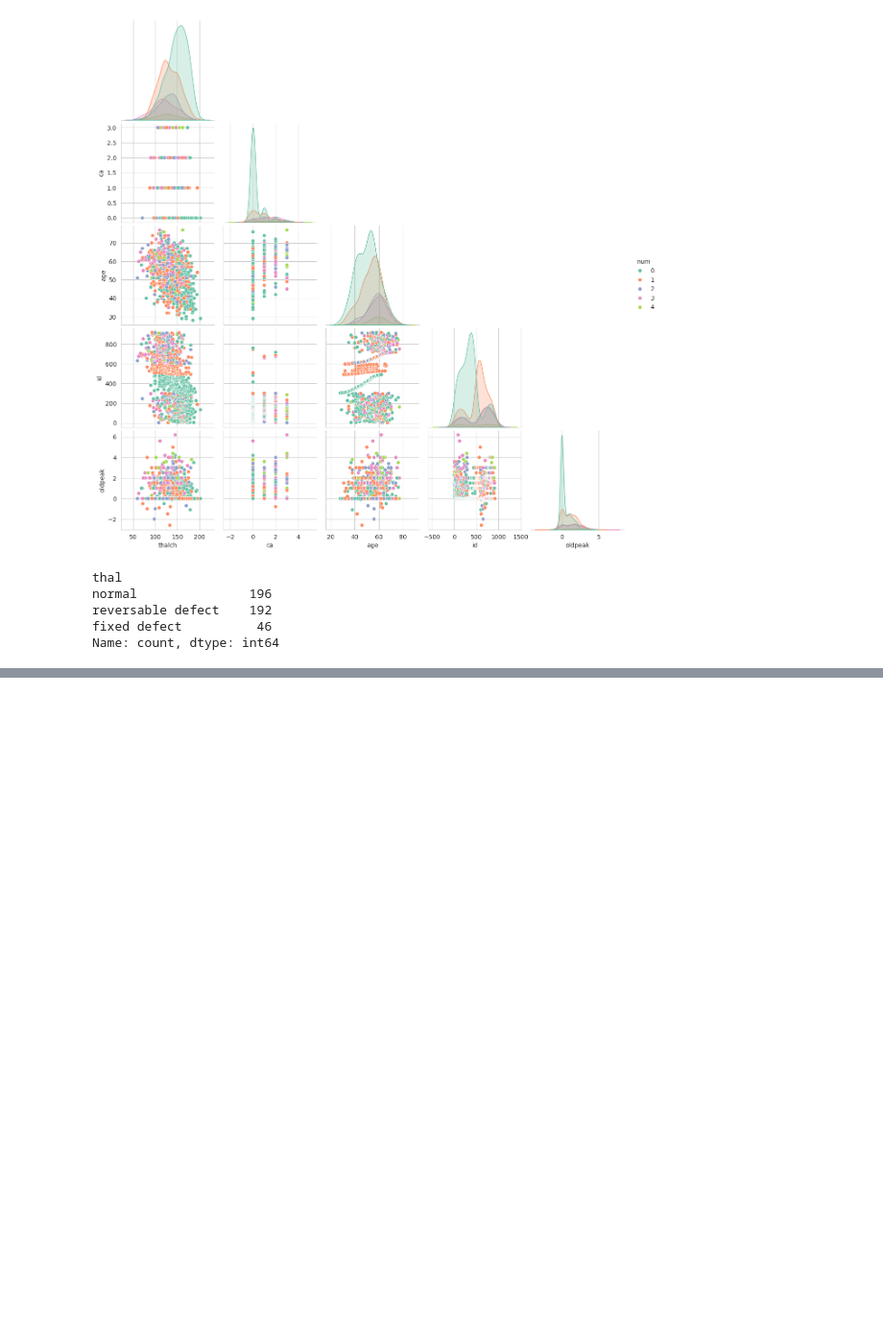
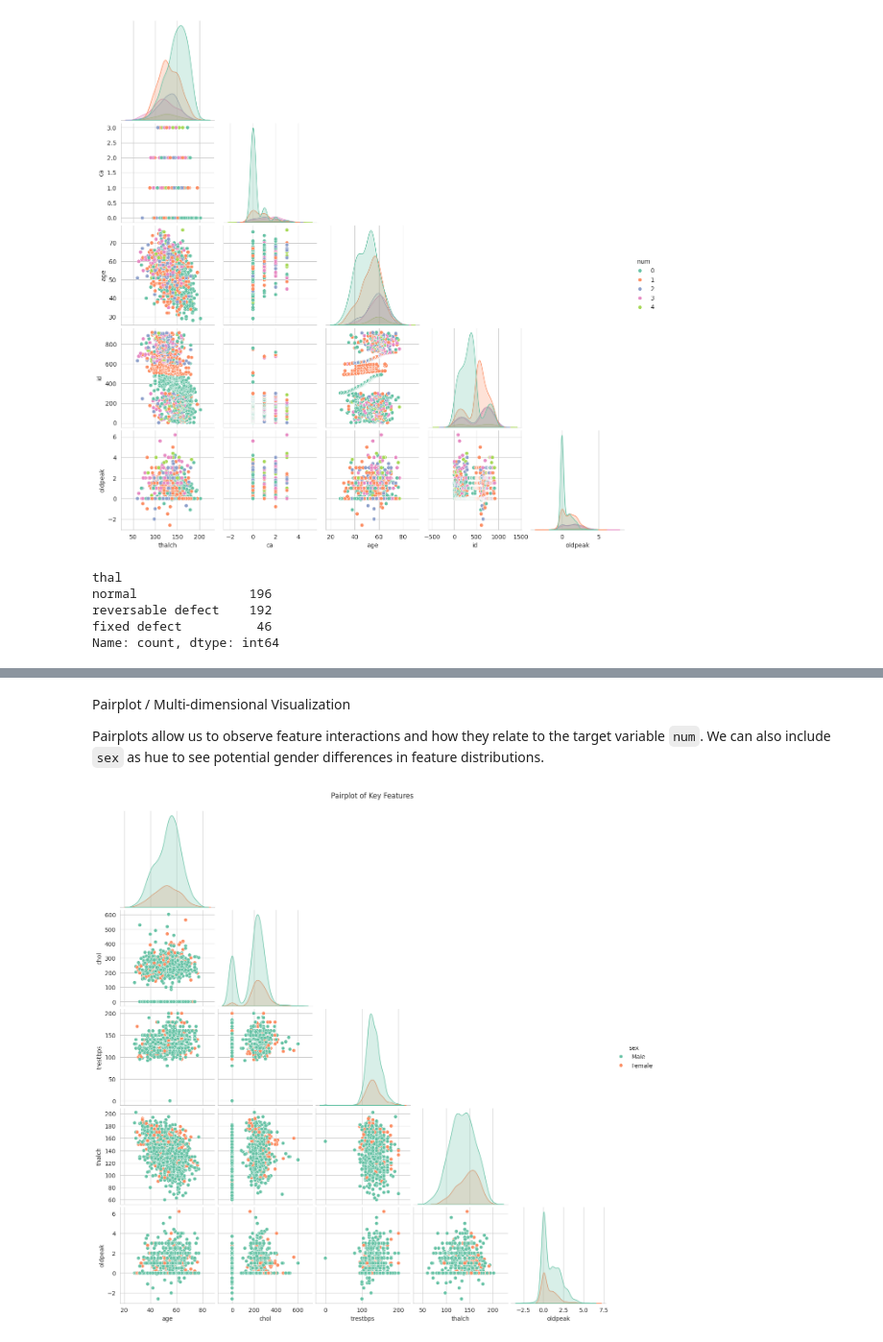
Before and after one commit to aaronalonsotorrens/Heart_disease_risk_predictor, a Jupyter notebook: jupyter_notebooks/Notebook 2: EDA.ipynb, the cells around one changed output, grey strips where cells are left out. Shown at 96% size. Saved outputs shown, nothing was run; the diff lists cells and outputs as text; code cells hidden in the pictures; blank space fills up the shorter version.

```diff
--- a/jupyter_notebooks/Notebook 2: EDA.ipynb
+++ b/jupyter_notebooks/Notebook 2: EDA.ipynb
@@ -243,0 +332,18 @@ Name: count, dtype: int64
+# %% [markdown]
+Pairplot / Multi-dimensional Visualization
+
+Pairplots allow us to observe feature interactions and how they relate to the target variable `num`.
+We can also include `sex` as hue to see potential gender differences in feature distributions.
+# %%
+sns.pairplot(
+    df[key_features + ['sex']] if 'sex' in df.columns else df[key_features],
+    hue='sex' if 'sex' in df.columns else 'num',
+    vars=['age', 'chol', 'trestbps', 'thalch', 'oldpeak'],
+    corner=True,
+    palette='Set2',
+    diag_kind='kde'
+)
+plt.suptitle("Pairplot of Key Features", y=1.02)
+plt.show()
+# %% [output]
+[figure, added]
```
Also changed, not shown: parts of 8 cells of this notebook, 20 other files.
